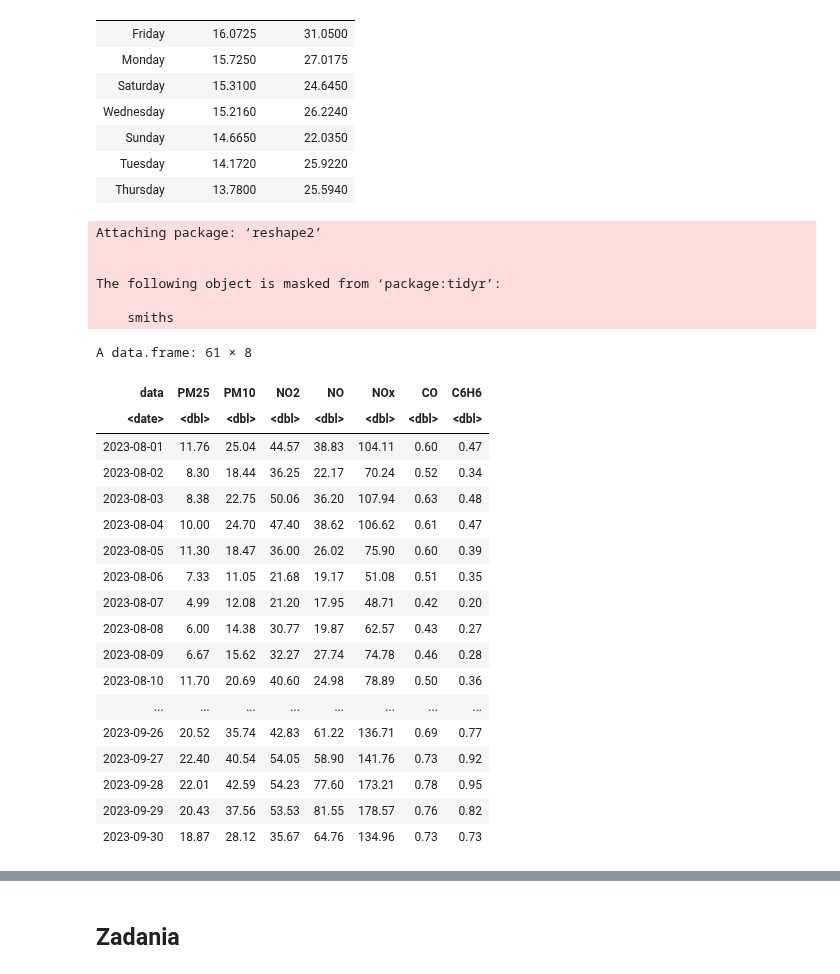
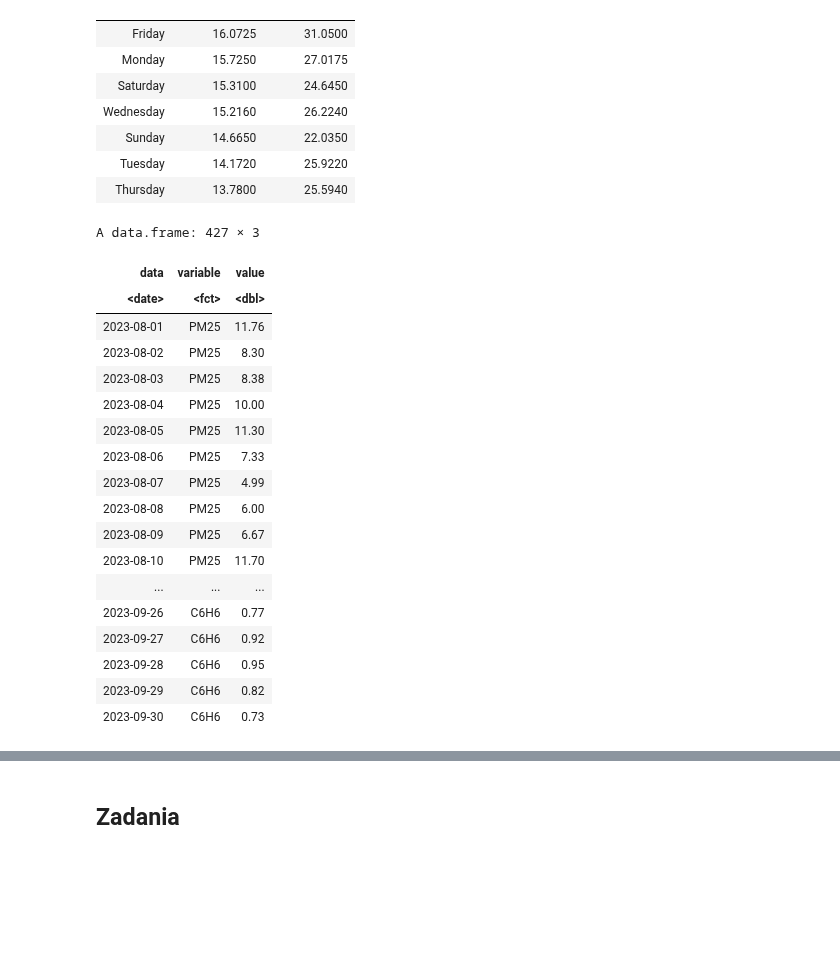
Before and after one commit to stawarzkrzysztof/uczenie_maszynowe_ifs2024, a Jupyter notebook: UM2024_wprowadzenie.ipynb, the cells around one changed output, grey strips where cells are left out. Cells and saved outputs as stored; diff of their text form; code cells hidden in the pictures; blank space fills up the shorter version.

```diff
--- a/UM2024_wprowadzenie.ipynb
+++ b/UM2024_wprowadzenie.ipynb
@@ -1158,34 +1155,28 @@ A tibble: 7 × 3
 # %%
 # Wykorzystując bibliotekę `reshape2` zapisz pomiar każdej wartości w osobnym wierszu tabeli,
 # a następnie zamień tabelę, gdzie w jednym wierszu będą wyświetlone pomiary wszystkich wartości z 1 dnia.
 
 library(reshape2)
 powietrze_waska <- melt(powietrze, id=c("data"),
                         measure.vars=c("PM25", "PM10", "NO2", "NO", "NOx", "CO","C6H6"))
-dcast(powietrze_waska, data ~ variable)
+powietrze_waska
 # %% [output]
-Attaching package: ‘reshape2’
-
-
-The following object is masked from ‘package:tidyr’:
-
-    smiths
+A data.frame: 427 × 3
-A data.frame: 61 × 8
-| data | PM25 | PM10 | NO2 | NO | NOx | CO | C6H6 |
-| <date> | <dbl> | <dbl> | <dbl> | <dbl> | <dbl> | <dbl> | <dbl> |
-| 2023-08-01 | 11.76 | 25.04 | 44.57 | 38.83 | 104.11 | 0.60 | 0.47 |
-| 2023-08-02 | 8.30 | 18.44 | 36.25 | 22.17 | 70.24 | 0.52 | 0.34 |
-| 2023-08-03 | 8.38 | 22.75 | 50.06 | 36.20 | 107.94 | 0.63 | 0.48 |
-| 2023-08-04 | 10.00 | 24.70 | 47.40 | 38.62 | 106.62 | 0.61 | 0.47 |
-| 2023-08-05 | 11.30 | 18.47 | 36.00 | 26.02 | 75.90 | 0.60 | 0.39 |
-| 2023-08-06 | 7.33 | 11.05 | 21.68 | 19.17 | 51.08 | 0.51 | 0.35 |
-| 2023-08-07 | 4.99 | 12.08 | 21.20 | 17.95 | 48.71 | 0.42 | 0.20 |
-| 2023-08-08 | 6.00 | 14.38 | 30.77 | 19.87 | 62.57 | 0.43 | 0.27 |
-| 2023-08-09 | 6.67 | 15.62 | 32.27 | 27.74 | 74.78 | 0.46 | 0.28 |
-| 2023-08-10 | 11.70 | 20.69 | 40.60 | 24.98 | 78.89 | 0.50 | 0.36 |
-| ... | ... | ... | ... | ... | ... | ... | ... |
-| 2023-09-26 | 20.52 | 35.74 | 42.83 | 61.22 | 136.71 | 0.69 | 0.77 |
-| 2023-09-27 | 22.40 | 40.54 | 54.05 | 58.90 | 141.76 | 0.73 | 0.92 |
-| 2023-09-28 | 22.01 | 42.59 | 54.23 | 77.60 | 173.21 | 0.78 | 0.95 |
-| 2023-09-29 | 20.43 | 37.56 | 53.53 | 81.55 | 178.57 | 0.76 | 0.82 |
-| 2023-09-30 | 18.87 | 28.12 | 35.67 | 64.76 | 134.96 | 0.73 | 0.73 |
+| data | variable | value |
+| <date> | <fct> | <dbl> |
+| 2023-08-01 | PM25 | 11.76 |
+| 2023-08-02 | PM25 | 8.30 |
+| 2023-08-03 | PM25 | 8.38 |
+| 2023-08-04 | PM25 | 10.00 |
+| 2023-08-05 | PM25 | 11.30 |
+| 2023-08-06 | PM25 | 7.33 |
+| 2023-08-07 | PM25 | 4.99 |
+| 2023-08-08 | PM25 | 6.00 |
+| 2023-08-09 | PM25 | 6.67 |
+| 2023-08-10 | PM25 | 11.70 |
+| ... | ... | ... |
+| 2023-09-26 | C6H6 | 0.77 |
+| 2023-09-27 | C6H6 | 0.92 |
+| 2023-09-28 | C6H6 | 0.95 |
+| 2023-09-29 | C6H6 | 0.82 |
+| 2023-09-30 | C6H6 | 0.73 |
```
Also changed, not shown: parts of 5 cells of this notebook.
